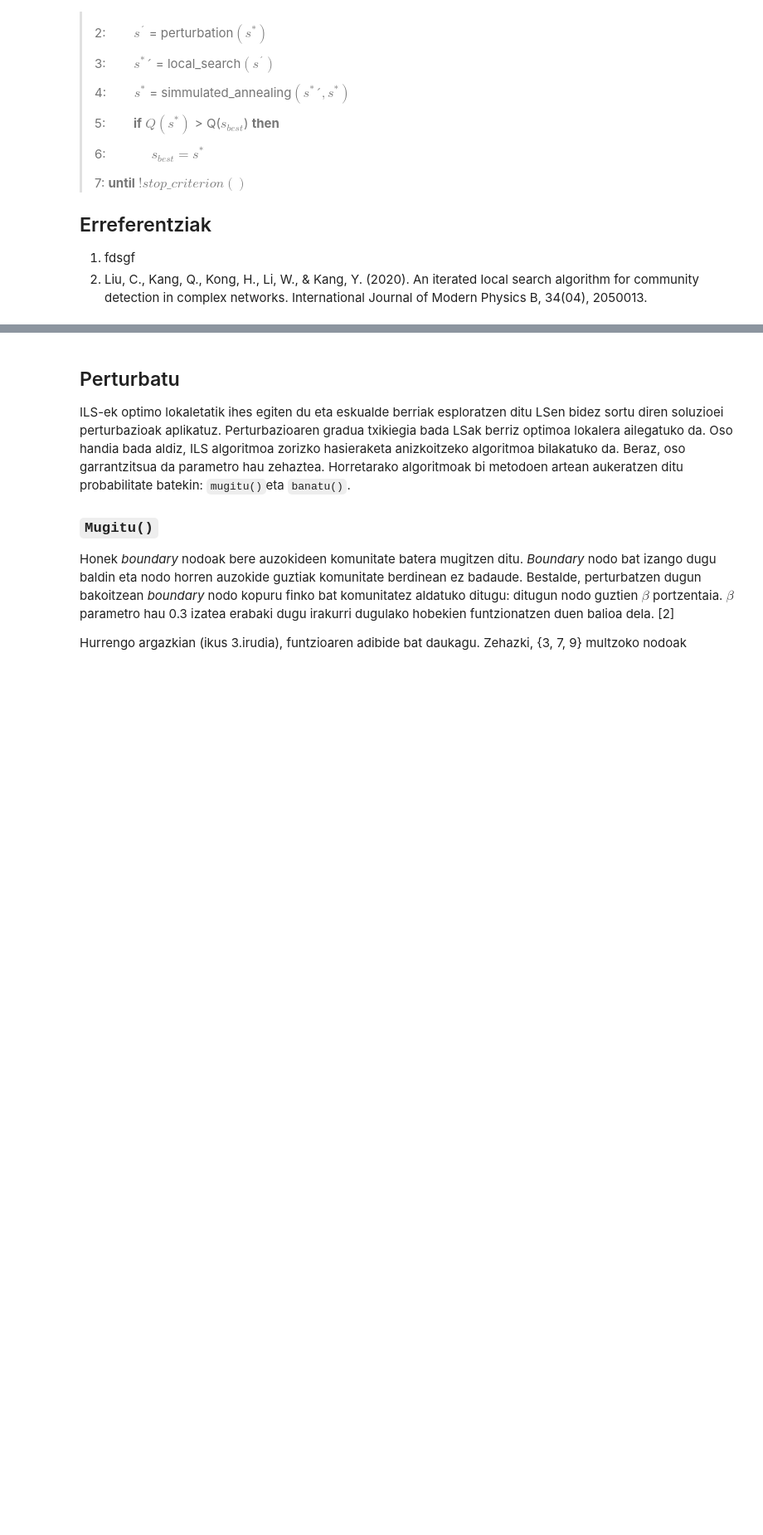
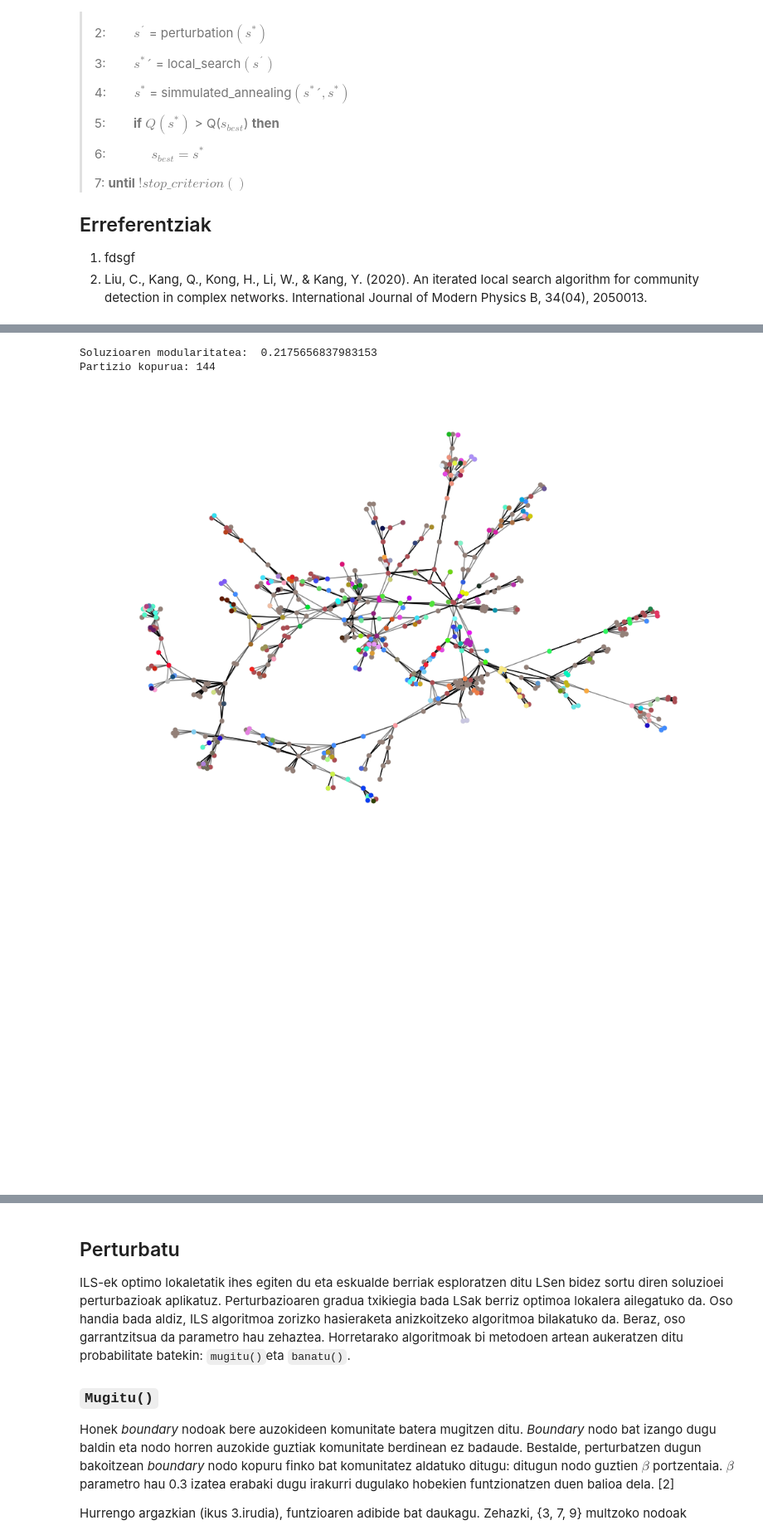
Before and after one commit to paulaonta/community-detection, a Jupyter notebook: CDP_2_fasea_Ikasle.ipynb, the cells around one changed output, grey strips where cells are left out. Shown at 83% size. Saved outputs shown, nothing was run; the diff lists cells and outputs as text; code cells hidden in the pictures; blank space fills up the shorter version.

```diff
--- a/CDP_2_fasea_Ikasle.ipynb
+++ b/CDP_2_fasea_Ikasle.ipynb
@@ -444,6 +443,7 @@ def hasieratu(G):
     node = rm.choice(nodoak)
     i = 1
     nodoak.remove(node)
+    partizioa = {}
     for n in nodoak:
         partizioa[n] = 0
 
@@ -464,3 +464,14 @@ def hasieratu(G):
         nodoak.remove(node)
         Q = modularitatea2OPT(G, partizioa, degree, m)
     return partizioa
+# %%
+partizioaILS = hasieratu(G)
+print("Soluzioaren modularitatea: ", modularitatea2OPT(G,partizioaILS, degree, m))
+kILS = len(np.unique(list(partizioaILS.values())))
+print("Partizio kopurua: "+ str(k))
+partizioak_irudikatu(G, k , partizioaILS)
+# %% [output]
+Soluzioaren modularitatea:  0.2175656837983153
+Partizio kopurua: 144
+[figure, added]
+[figure, added]
```
Also changed, not shown: parts of 22 cells of this notebook.
